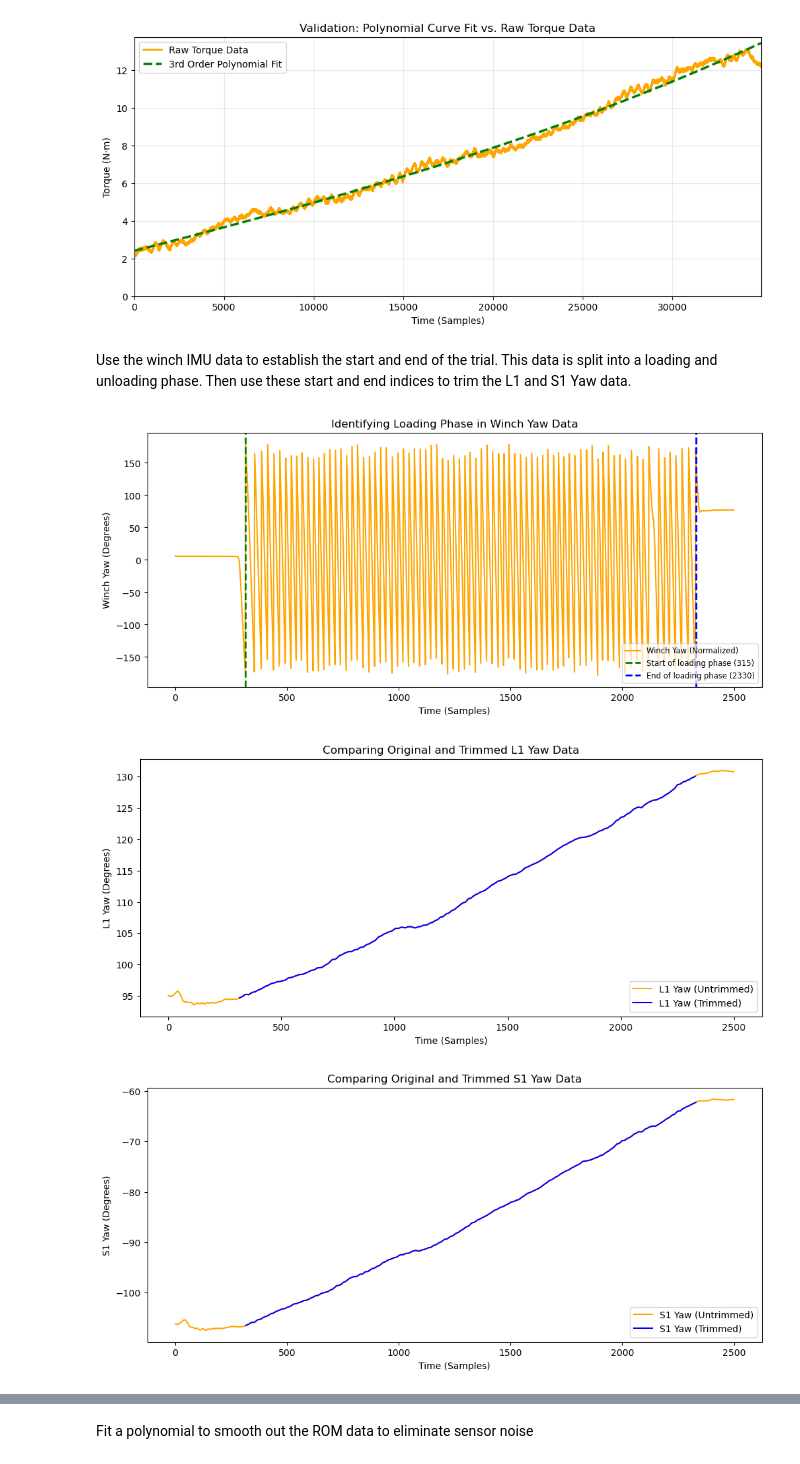
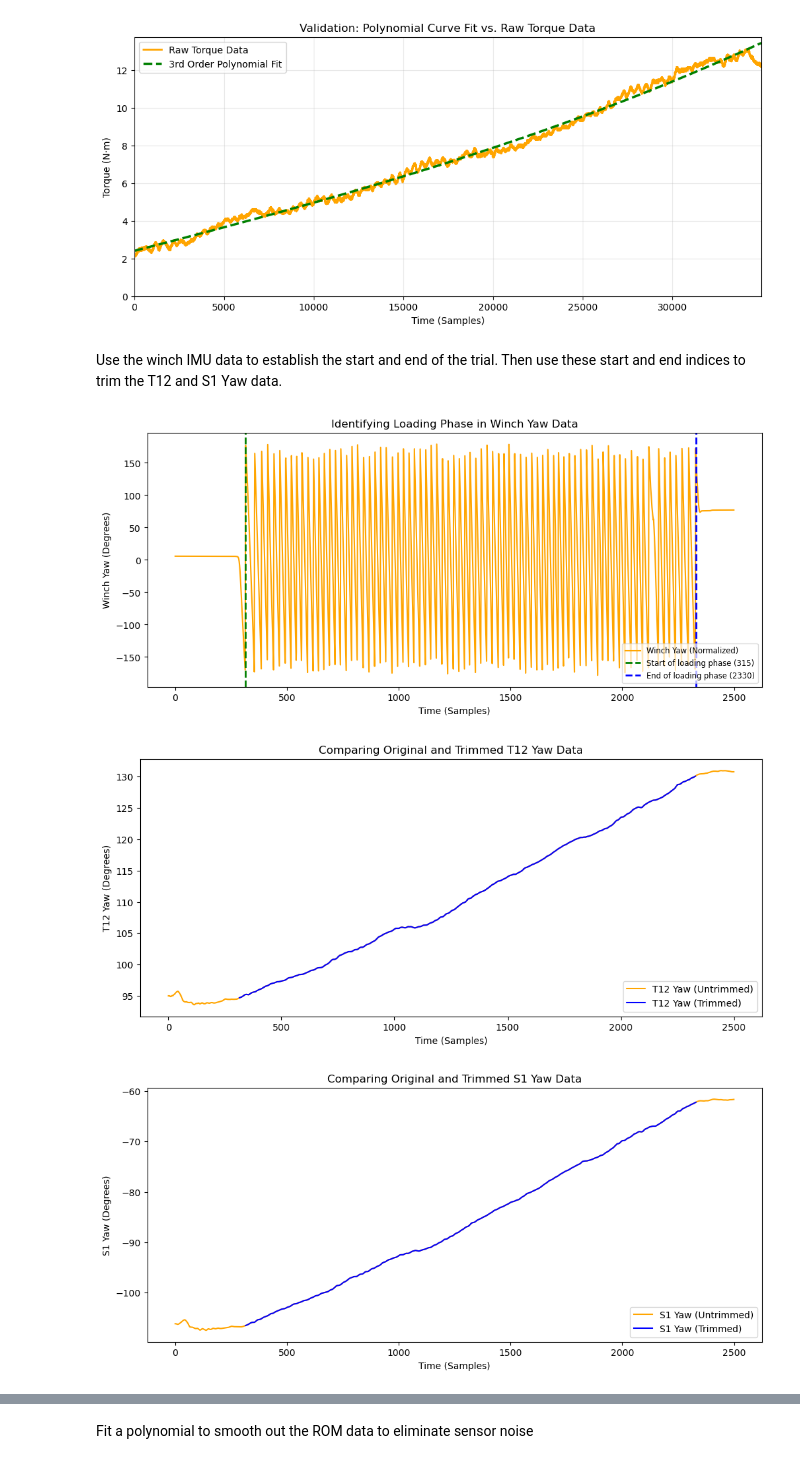
Before and after one commit to aw422/Spine-Stiffness-Python, a Jupyter notebook: spine-stiffness-analysis.ipynb, the cells around one changed output, grey strips where cells are left out. Cells and saved outputs as stored; diff of their text form; code cells hidden in the pictures.

```diff
--- a/spine-stiffness-analysis.ipynb
+++ b/spine-stiffness-analysis.ipynb
@@ -29,9 +29,9 @@ def select_data_file(prompt_title="Select Data File"):
     print(f"✅ Successfully loaded: {os.path.basename(file_path)}")
     return file_path
 
-#define the raw data paths and read in the unnormalized yaw data for L1
-l1_path=select_data_file("Select your L1 IMU DATA file")
-l1_yaw_un_norm = pd.read_csv(l1_path, skiprows=1, header=None, usecols=[3]).values
+#define the raw data paths and read in the unnormalized yaw data for T12
+T12_path=select_data_file("Select your T12 IMU DATA file")
+T12_yaw_un_norm = pd.read_csv(T12_path, skiprows=1, header=None, usecols=[3]).values
 
 #define the raw data paths and read in the unnormalized yaw data for S1
 s1_path=select_data_file("Select your S1 IMU DATA file")
@@ -68,14 +68,15 @@ def time_normalize_signal(x, target_length):
     new_time = np.linspace(0, original_length - 1, target_length)
     return interpolator(new_time)
 
-l1_yaw_norm = time_normalize_signal(l1_yaw_un_norm,2500)
+# passess each yaw signal through the time normalization function to get the normalized versions of each signal, all with the same target length of 2500 samples
+T12_yaw_norm = time_normalize_signal(T12_yaw_un_norm,2500)
 s1_yaw_norm = time_normalize_signal(s1_yaw_un_norm,2500)
 winch_yaw_norm = time_normalize_signal(winch_yaw_un_norm,2500)
 
-# Plot the original and normalized data for L1 to compare lengths
+# Plot the original and normalized data for T12 to compare lengths
 plt.figure(figsize=(12, 5))
-plt.plot(l1_yaw_un_norm.flatten(), label=f'Original Data (Length: {len(l1_yaw_un_norm)})', color='red', linewidth=2)
-plt.plot(l1_yaw_norm, label=f'Normalized Data (Length: {len(l1_yaw_norm)})', color='blue', alpha=0.6)
+plt.plot(T12_yaw_un_norm.flatten(), label=f'Original Data (Length: {len(T12_yaw_un_norm)})', color='red', linewidth=2)
+plt.plot(T12_yaw_norm, label=f'Normalized Data (Length: {len(T12_yaw_norm)})', color='blue', alpha=0.6)
 plt.title('Comparing Array Lengths Directly (Raw Indices)')
 plt.xlabel('Time (Number of Samples)')
 plt.ylabel('Yaw Angle (Degrees)')
@@ -198,7 +199,7 @@ plt.show()
 ✅ Good Negative Fit (Poly3)
 [figure]
 # %% [markdown]
-Use the winch IMU data to establish the start and end of the trial. This data is split into a loading and unloading phase. Then use these start and end indices to trim the L1 and S1 Yaw data.
+Use the winch IMU data to establish the start and end of the trial. Then use these start and end indices to trim the T12 and S1 Yaw data.
 # %%
 #sets threshold for peaks and then finds all instances above this threshold.
 threshold = 150
@@ -208,46 +209,46 @@ active_frames = np.where(winch_yaw_norm > threshold)[0]
 start_index_winch = active_frames[0]
 end_index_winch = active_frames[-1]
 
-#trims the L1 and S1 yaw data using the identified start and end indices from the winch yaw data
-l1_yaw_trim = l1_yaw_norm[start_index_winch:end_index_winch]
+#trims the T12 and S1 yaw data using the identified start and end indices from the winch yaw data
+T12_yaw_trim = T12_yaw_norm[start_index_winch:end_index_winch]
 s1_yaw_trim = s1_yaw_norm[start_index_winch:end_index_winch]
 
 #Create timelines for the original and trimmed data to ensure they align correctly on the x-axis
-original_timeline = np.arange(len(l1_yaw_norm))
+original_timeline = np.arange(len(T12_yaw_norm))
 trimmed_timeline = np.arange(start_index_winch, end_index_winch)
 
 #Plot the winch yaw data with vertical lines indicating the start and end of the data collection
 plt.figure(figsize=(12, 5))
 plt.plot(winch_yaw_norm, label='Winch Yaw (Normalized)', color='orange')
 plt.axvline(x=start_index_winch, color='green', linestyle='--', linewidth=2, label=f'Start of loading phase ({start_index_winch})')
 plt.axvline(x=end_index_winch, color='blue', linestyle='--', linewidth=2, label=f'End of loading phase ({end_index_winch})')
 plt.title('Identifying Loading Phase in Winch Yaw Data')
 plt.xlabel('Time (Samples)')
 plt.ylabel('Winch Yaw (Degrees)')
 plt.legend(loc='lower right',fontsize='small', framealpha=0.7)
 plt.show()
 
-#Plot the original and trimmed L1 and S1 yaw data to visually confirm the trimming process
+#Plot the original and trimmed T12 and S1 yaw data to visually confirm the trimming process
 plt.figure(figsize=(12, 5))
-plt.plot(original_timeline, l1_yaw_norm, label='L1 Yaw (Untrimmed)', color='orange')
-plt.plot(trimmed_timeline, l1_yaw_trim, label='L1 Yaw (Trimmed)', color='blue' )
-plt.title('Comparing Original and Trimmed L1 Yaw Data')
+plt.plot(original_timeline, T12_yaw_norm, label='T12 Yaw (Untrimmed)', color='orange')
+plt.plot(trimmed_timeline, T12_yaw_trim, label='T12 Yaw (Trimmed)', color='blue' )
+plt.title('Comparing Original and Trimmed T12 Yaw Data')
 plt.xlabel('Time (Samples)')
-plt.ylabel('L1 Yaw (Degrees)')
+plt.ylabel('T12 Yaw (Degrees)')
 plt.legend(loc='lower right')
 plt.show()
 
 #Plot the original and trimmed S1 yaw data to visually confirm the trimming process
 plt.figure(figsize=(12, 5))
 plt.plot(original_timeline, s1_yaw_norm, label='S1 Yaw (Untrimmed)', color='orange')
 plt.plot(trimmed_timeline, s1_yaw_trim, label='S1 Yaw (Trimmed)', color='blue' )
 plt.title('Comparing Original and Trimmed S1 Yaw Data')
 plt.xlabel('Time (Samples)')
 plt.ylabel('S1 Yaw (Degrees)')
 plt.legend(loc='lower right')
 plt.show()
 # %% [output]
 [figure]
-[figure, old version]
+[figure, new version]
 [figure]
 # %% [markdown]
```
Also changed, not shown: parts of 7 cells of this notebook.
